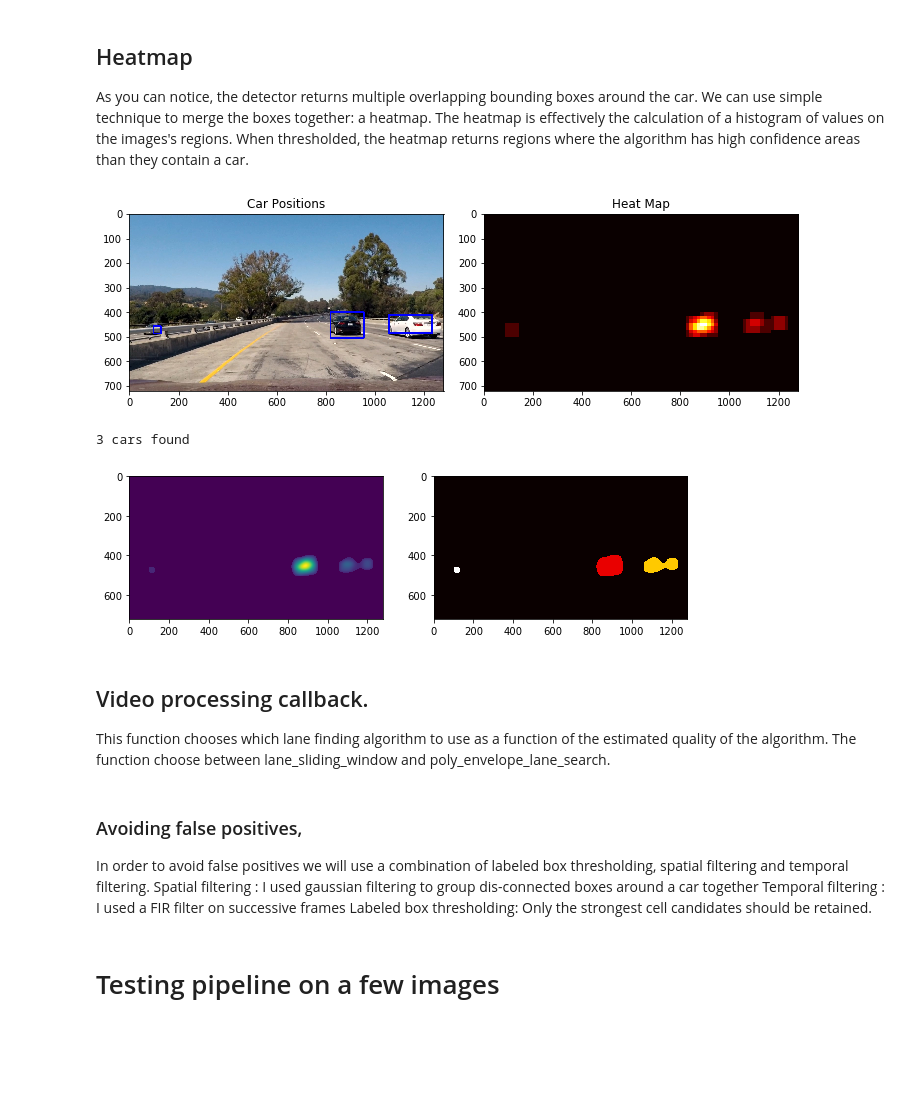
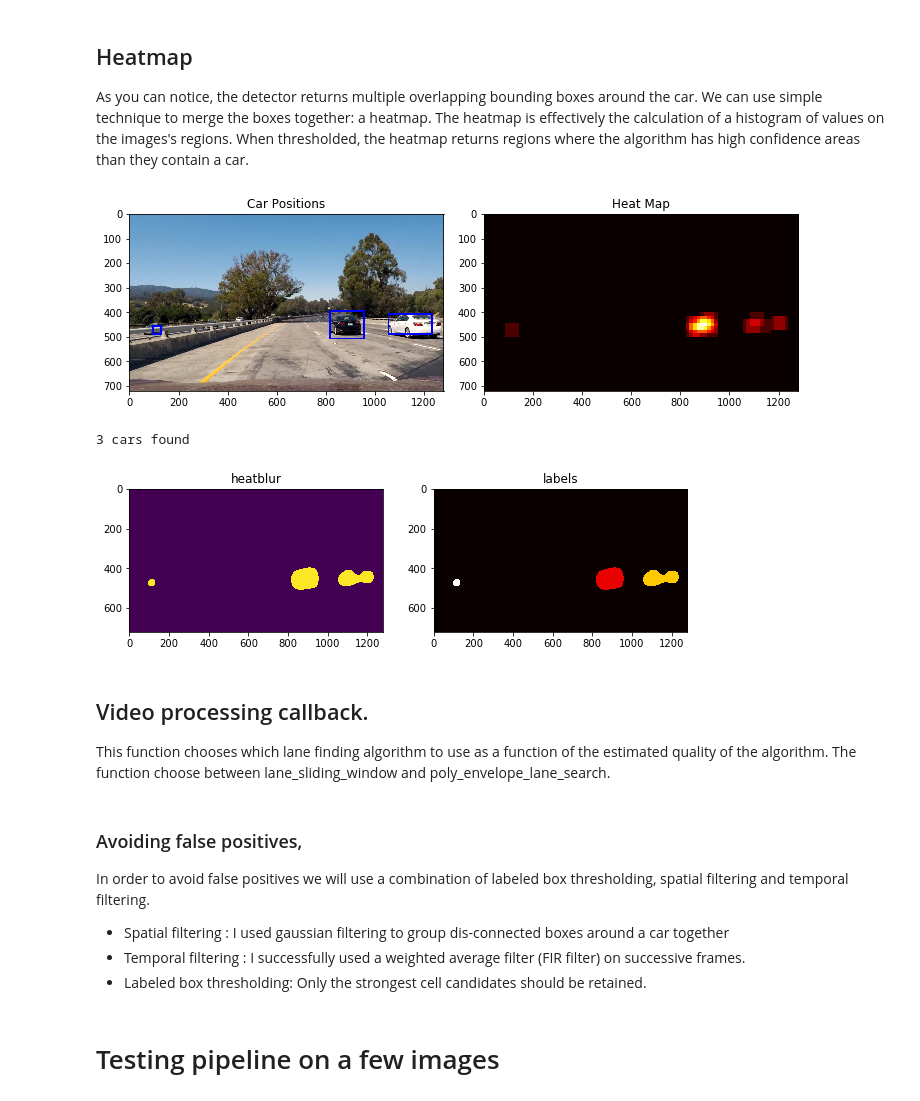
Before and after one commit to rdjondo/CarND-Vehicle-Detection, a Jupyter notebook: writeup.ipynb, the cells around one changed output. Saved outputs shown, nothing was run; the diff lists cells and outputs as text; code cells hidden in the pictures; blank space fills up the shorter version.

```diff
--- a/writeup.ipynb
+++ b/writeup.ipynb
@@ -699,6 +667,7 @@ def add_heat(heatmap, bbox_list):
 def apply_threshold(heatmap, threshold):
     # Zero out pixels below the threshold
     heatmap[heatmap <= threshold] = 0
+    heatmap[heatmap > threshold] = 1
     # Return thresholded map
     return heatmap
 
@@ -718,51 +687,53 @@ def get_labeled_bboxes(labels):
     return bbox_list
 
 def draw_labeled_bboxes(img, bbox_list):
+    image = np.copy(img)
     for bbox in bbox_list:
-        img = cv2.rectangle(img, bbox[0], bbox[1], (0,0,255), 6)
+        cv2.rectangle(image, bbox[0], bbox[1], (0,0,255), 6)
     # Return the image
-    return img
+    return image
 
 # Add heat to each box in box list
-heat_hist = add_heat(np.copy(heat),bbox_list)
+heat_hist = add_heat(heat,bbox_list)
 
 
 # Visualize the heatmap when displaying
 heatmap = np.clip(heat_hist, 0, 255)
 
-#draw_img = draw_labeled_bboxes(np.copy(image), labels)
-heatblur = cv2.GaussianBlur(heatmap,(0,0),10)
-heatblur[heatblur<0.9]=0
+heatblur = cv2.GaussianBlur(heatmap,(0,0),12)
+#heatblur[heatblur<1]=0
 
 # Apply threshold to help remove false positives
 # Find final boxes from heatmap using label function
-labels = label(apply_threshold(heatblur, 0))
+labels = label(apply_threshold(heatblur, .8))
 
 labeled_bbox_list = get_labeled_bboxes(labels)
-draw_img = draw_labeled_bboxes(np.copy(image), labeled_bbox_list)
+draw_img = draw_labeled_bboxes(img, labeled_bbox_list)
 
 
 fig = plt.figure(figsize=(10,10))
 plt.subplot(121)
 plt.imshow(draw_img)
 plt.title('Car Positions')
 plt.subplot(122)
 plt.imshow(heatmap, cmap='hot')
 plt.title('Heat Map')
 fig.tight_layout()
 plt.show()
 
 print(labels[1], 'cars found')
 fig = plt.figure(figsize=(10,10))
 plt.subplot(121)
 plt.imshow(heatblur)
+plt.title('heatblur')
 plt.subplot(122)
 plt.imshow(labels[0], cmap='hot')
+plt.title('labels')
 plt.show()
 # %% [output]
-[figure, old version]
+[figure, new version]
 3 cars found
-[figure, old version]
+[figure, new version]
 # %% [markdown]
 ## Video processing callback.
 This function chooses which lane finding algorithm to use as a function of the estimated quality of the algorithm.
@@ -771,9 +742,9 @@ The function choose between lane_sliding_window and poly_envelope_lane_search.
 ### Avoiding false positives,
 
 In order to avoid false positives we will use a combination of labeled box thresholding, spatial filtering and temporal filtering.
-Spatial filtering : I used gaussian filtering to group dis-connected boxes around a car together
-Temporal filtering : I used a FIR filter on successive frames
-Labeled box thresholding: Only the strongest cell candidates should be retained.
++ Spatial filtering : I used gaussian filtering to group dis-connected boxes around a car together
++ Temporal filtering : I successfully used a weighted average filter (FIR filter) on successive frames.
++ Labeled box thresholding: Only the strongest cell candidates should be retained.
 # %%
 # In order to stabilize
 class Filter:
```
Also changed, not shown: parts of 10 cells of this notebook, 1 other file.
